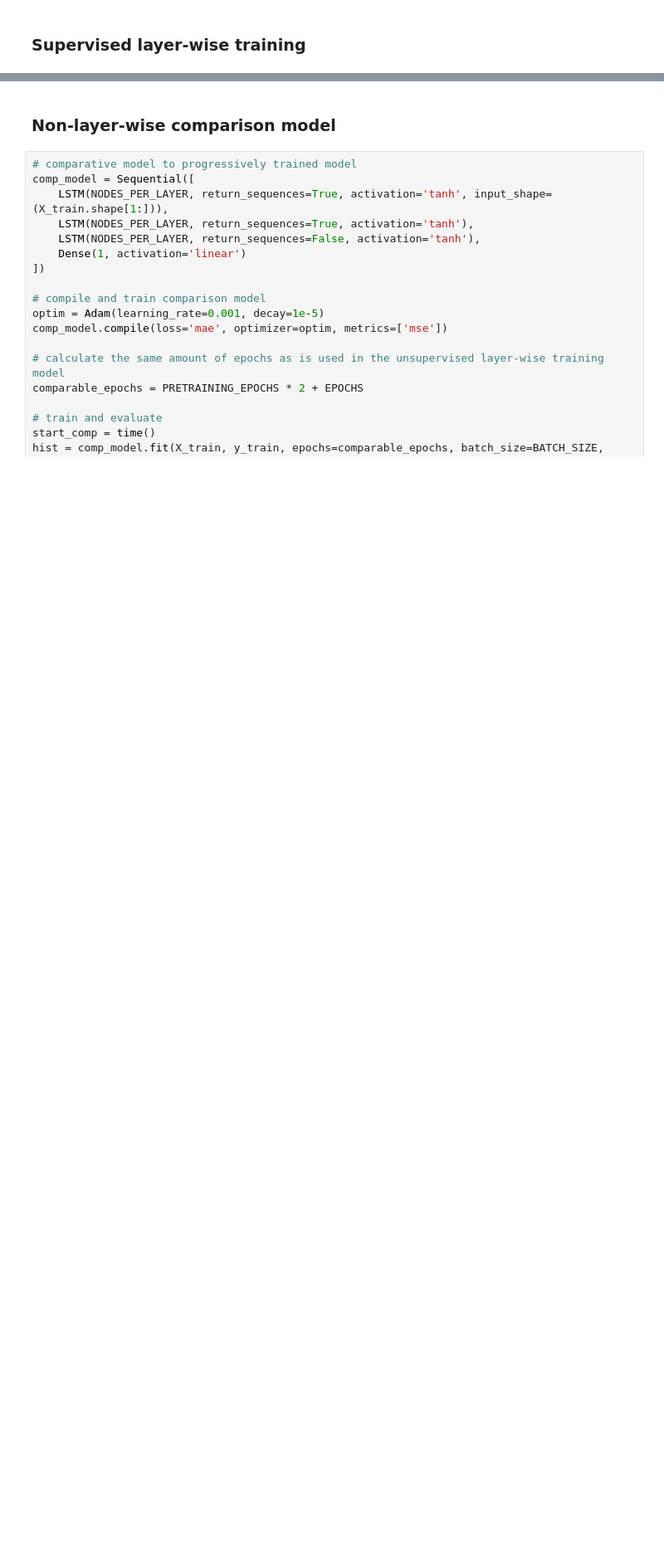
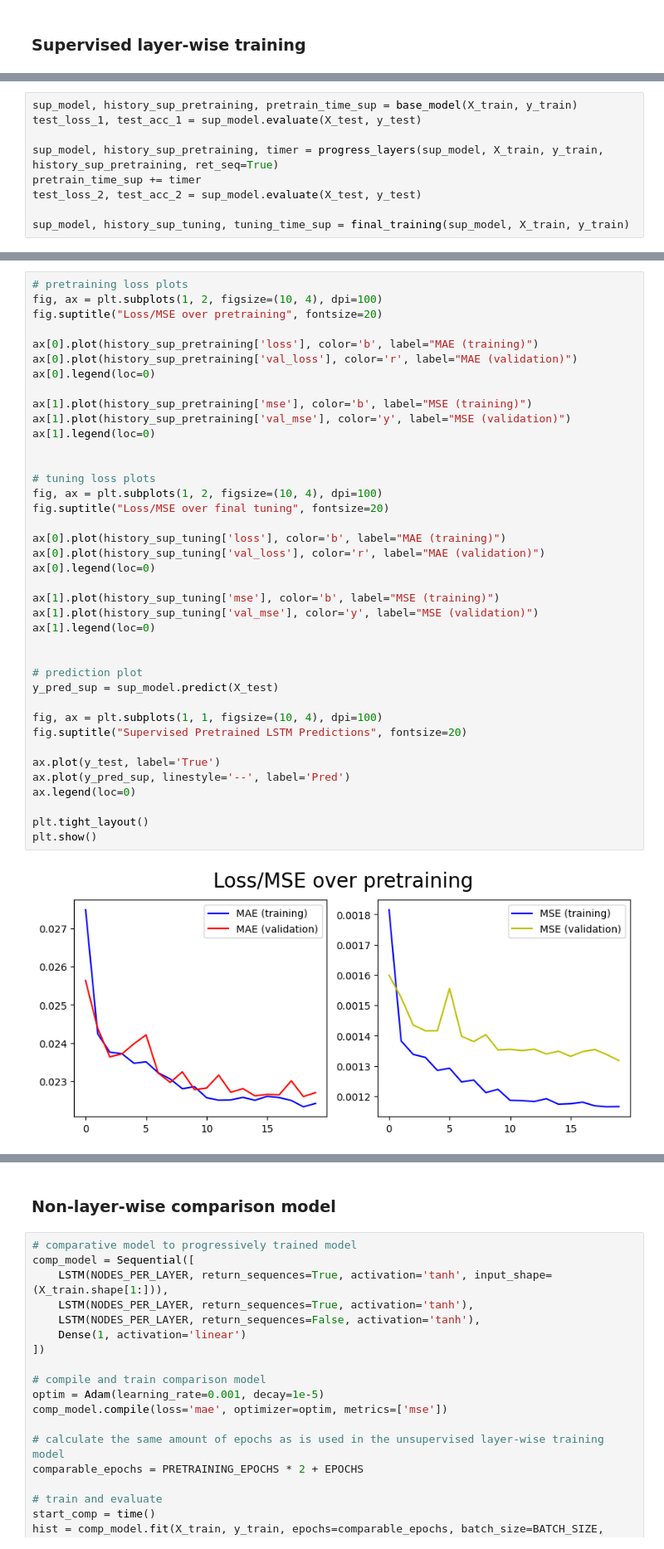
Before and after one commit to gittmp/sustainable-risk-modelling, a Jupyter notebook: Program/risk-forecasting.ipynb, the cells around one changed output, grey strips where cells are left out. Shown at 83% size. Cells and saved outputs as stored; diff of their text form; blank space fills up the shorter version.

```diff
--- a/Program/risk-forecasting.ipynb
+++ b/Program/risk-forecasting.ipynb
@@ -381,0 +402,9 @@ ax[1].legend(loc=0)
+# %%
+sup_model, history_sup_pretraining, pretrain_time_sup = base_model(X_train, y_train)
+test_loss_1, test_acc_1 = sup_model.evaluate(X_test, y_test)
+
+sup_model, history_sup_pretraining, timer = progress_layers(sup_model, X_train, y_train, history_sup_pretraining, ret_seq=True)
+pretrain_time_sup += timer
+test_loss_2, test_acc_2 = sup_model.evaluate(X_test, y_test)
+
+sup_model, history_sup_tuning, tuning_time_sup = final_training(sup_model, X_train, y_train)
@@ -381,0 +450,41 @@ ax[1].legend(loc=0)
+# %%
+# pretraining loss plots
+fig, ax = plt.subplots(1, 2, figsize=(10, 4), dpi=100)
+fig.suptitle("Loss/MSE over pretraining", fontsize=20)
+
+ax[0].plot(history_sup_pretraining['loss'], color='b', label="MAE (training)")
+ax[0].plot(history_sup_pretraining['val_loss'], color='r', label="MAE (validation)")
+ax[0].legend(loc=0)
+
+ax[1].plot(history_sup_pretraining['mse'], color='b', label="MSE (training)")
+ax[1].plot(history_sup_pretraining['val_mse'], color='y', label="MSE (validation)")
+ax[1].legend(loc=0)
+
+
+# tuning loss plots
+fig, ax = plt.subplots(1, 2, figsize=(10, 4), dpi=100)
+fig.suptitle("Loss/MSE over final tuning", fontsize=20)
+
+ax[0].plot(history_sup_tuning['loss'], color='b', label="MAE (training)")
+ax[0].plot(history_sup_tuning['val_loss'], color='r', label="MAE (validation)")
+ax[0].legend(loc=0)
+
+ax[1].plot(history_sup_tuning['mse'], color='b', label="MSE (training)")
+ax[1].plot(history_sup_tuning['val_mse'], color='y', label="MSE (validation)")
+ax[1].legend(loc=0)
+
+
+# prediction plot
+y_pred_sup = sup_model.predict(X_test)
+
+fig, ax = plt.subplots(1, 1, figsize=(10, 4), dpi=100)
+fig.suptitle("Supervised Pretrained LSTM Predictions", fontsize=20)
+
+ax.plot(y_test, label='True')
+ax.plot(y_pred_sup, linestyle='--', label='Pred')
+ax.legend(loc=0)
+
+plt.tight_layout()
+plt.show()
+# %% [output]
+[figure, added]
```
Also changed, not shown: parts of 32 cells of this notebook, 1 other file.
